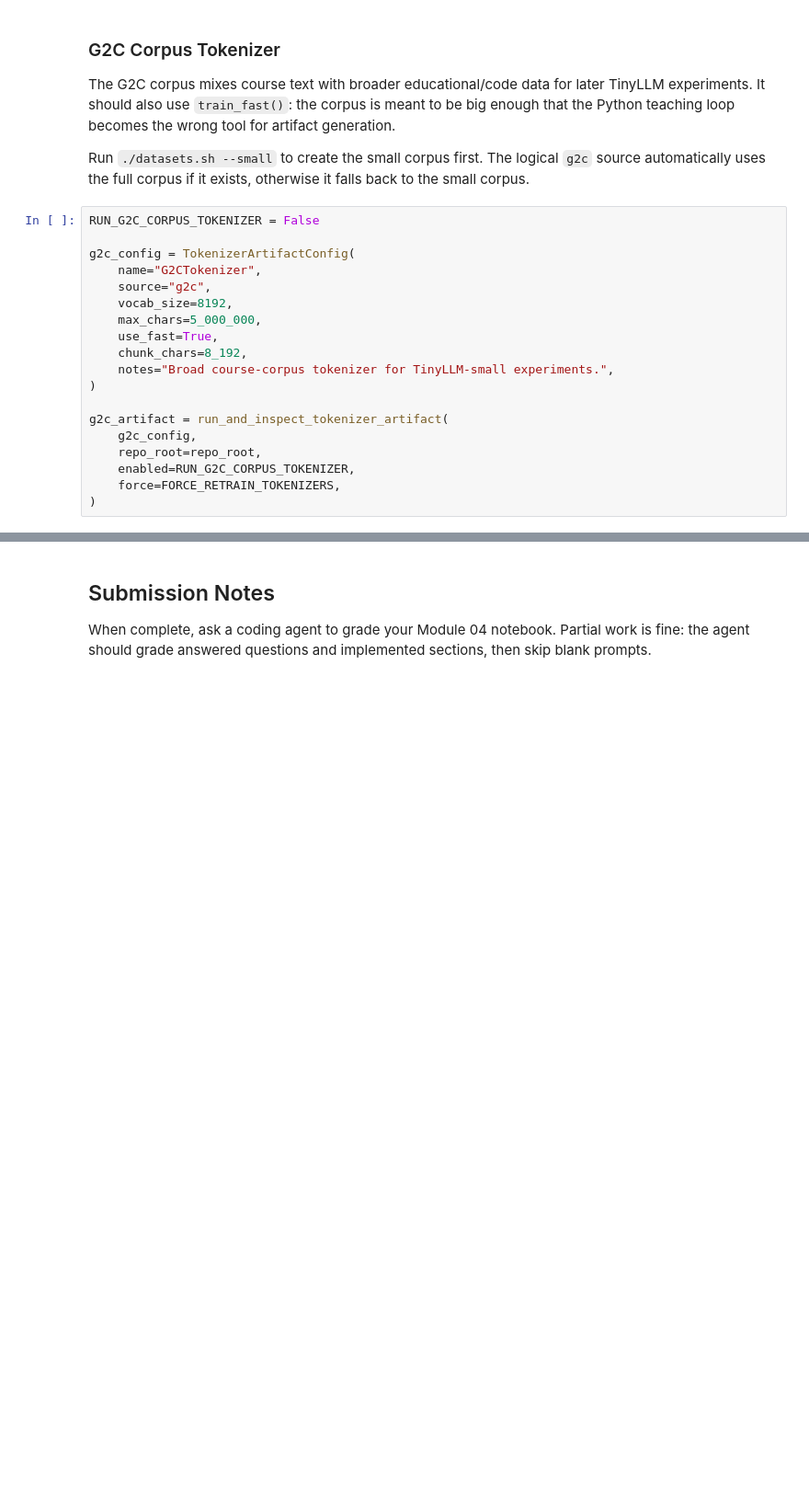
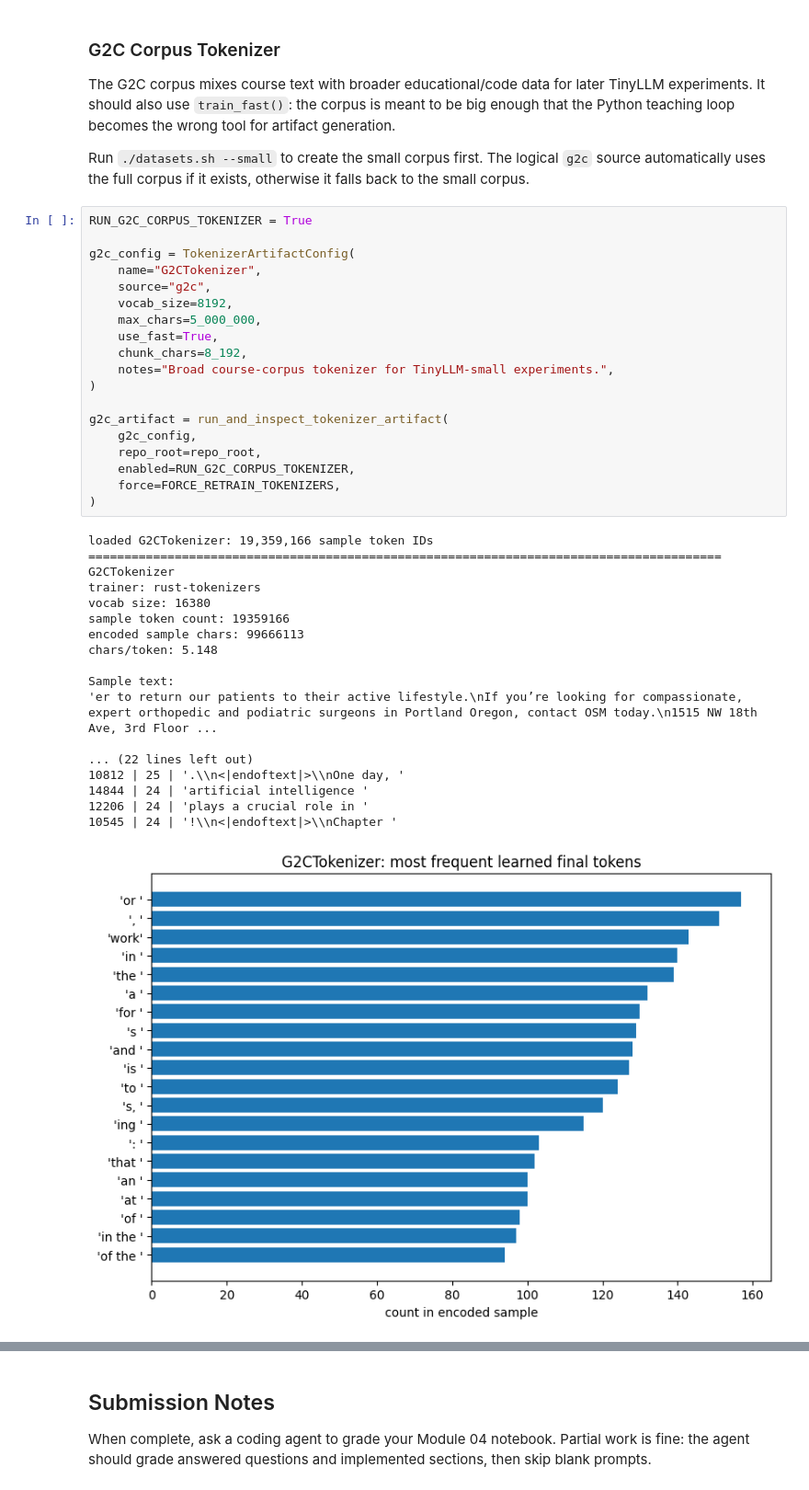
Before and after one commit to Mister-Meeseeks/g2c, a Jupyter notebook: notebooks/solutions/04-tokenizer.ipynb, the cells around one changed output, grey strips where cells are left out. Shown at 92% size. Cells and saved outputs as stored; diff of their text form; blank space fills up the shorter version.

```diff
--- a/notebooks/solutions/04-tokenizer.ipynb
+++ b/notebooks/solutions/04-tokenizer.ipynb
@@ -412,21 +451,40 @@ The G2C corpus mixes course text with broader educational/code data for later Ti
 
 Run `./datasets.sh --small` to create the small corpus first. The logical `g2c` source automatically uses the full corpus if it exists, otherwise it falls back to the small corpus.
 # %%
-RUN_G2C_CORPUS_TOKENIZER = False
+RUN_G2C_CORPUS_TOKENIZER = True
 
 g2c_config = TokenizerArtifactConfig(
     name="G2CTokenizer",
     source="g2c",
     vocab_size=8192,
     max_chars=5_000_000,
     use_fast=True,
     chunk_chars=8_192,
     notes="Broad course-corpus tokenizer for TinyLLM-small experiments.",
 )
 
 g2c_artifact = run_and_inspect_tokenizer_artifact(
     g2c_config,
     repo_root=repo_root,
     enabled=RUN_G2C_CORPUS_TOKENIZER,
     force=FORCE_RETRAIN_TOKENIZERS,
 )
+# %% [output]
+loaded G2CTokenizer: 19,359,166 sample token IDs
+========================================================================================
+G2CTokenizer
+trainer: rust-tokenizers
+vocab size: 16380
+sample token count: 19359166
+encoded sample chars: 99666113
+chars/token: 5.148
+
+Sample text:
+'er to return our patients to their active lifestyle.\nIf you’re looking for compassionate, expert orthopedic and podiatric surgeons in Portland Oregon, contact OSM today.\n1515 NW 18th Ave, 3rd Floor ...
+
+... (22 lines left out)
+10812 | 25 | '.\\n<|endoftext|>\\nOne day, '
+14844 | 24 | 'artificial intelligence '
+12206 | 24 | 'plays a crucial role in '
+10545 | 24 | '!\\n<|endoftext|>\\nChapter '
+[figure, added]
```
Also changed, not shown: parts of 3 cells of this notebook, 6 other files.
